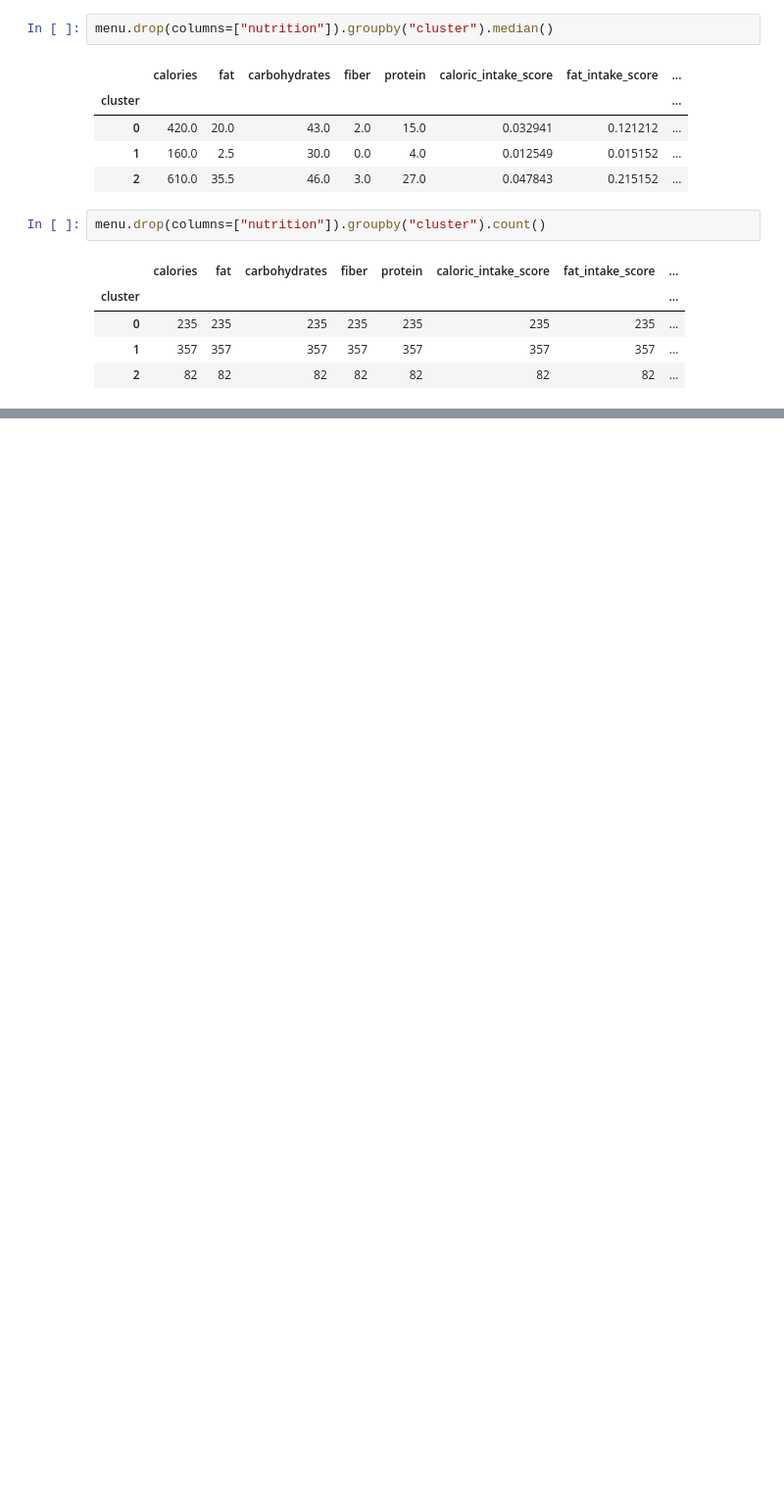
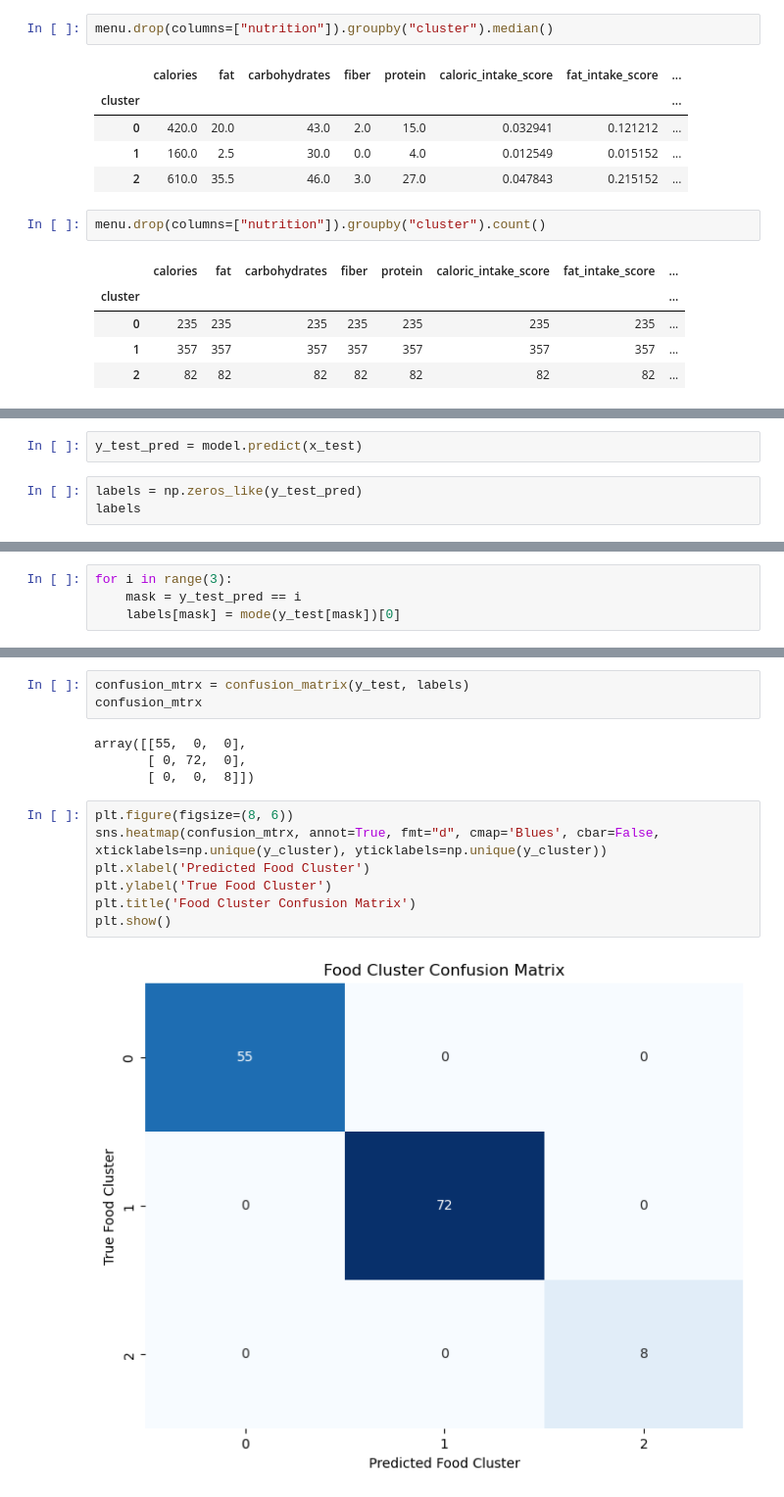
Before and after one commit to johnsonlarryl/csce_5310, a Jupyter notebook: fast_food_nutrition/notebooks/project_presentation.ipynb, the cells around one changed output, grey strips where cells are left out. Shown at 98% size. Drawn from its saved outputs; the diff is of its cells as text; blank space fills up the shorter version.

Commit message:
Added model validation even though k-means will always predict correctly

```diff
--- a/fast_food_nutrition/notebooks/project_presentation.ipynb
+++ b/fast_food_nutrition/notebooks/project_presentation.ipynb
@@ -718,0 +766,5 @@ menu.drop(columns=["nutrition"]).groupby("cluster").count()
+# %%
+y_test_pred = model.predict(x_test)
+# %%
+labels = np.zeros_like(y_test_pred)
+labels
@@ -718,0 +779,4 @@ menu.drop(columns=["nutrition"]).groupby("cluster").count()
+# %%
+for i in range(3):
+    mask = y_test_pred == i
+    labels[mask] = mode(y_test[mask])[0]
@@ -718,0 +793,16 @@ menu.drop(columns=["nutrition"]).groupby("cluster").count()
+# %%
+confusion_mtrx = confusion_matrix(y_test, labels)
+confusion_mtrx
+# %% [output]
+array([[55,  0,  0],
+       [ 0, 72,  0],
+       [ 0,  0,  8]])
+# %%
+plt.figure(figsize=(8, 6))
+sns.heatmap(confusion_mtrx, annot=True, fmt="d", cmap='Blues', cbar=False, xticklabels=np.unique(y_cluster), yticklabels=np.unique(y_cluster))
+plt.xlabel('Predicted Food Cluster')
+plt.ylabel('True Food Cluster')
+plt.title('Food Cluster Confusion Matrix')
+plt.show()
+# %% [output]
+[figure, added]
```
Also changed, not shown: parts of 10 cells of this notebook.
